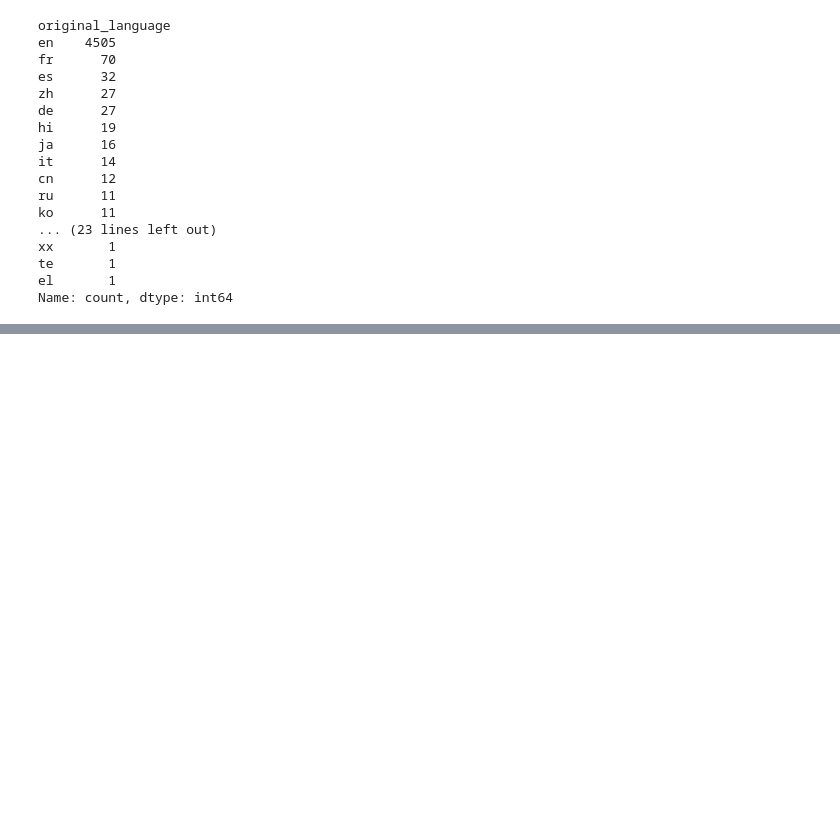
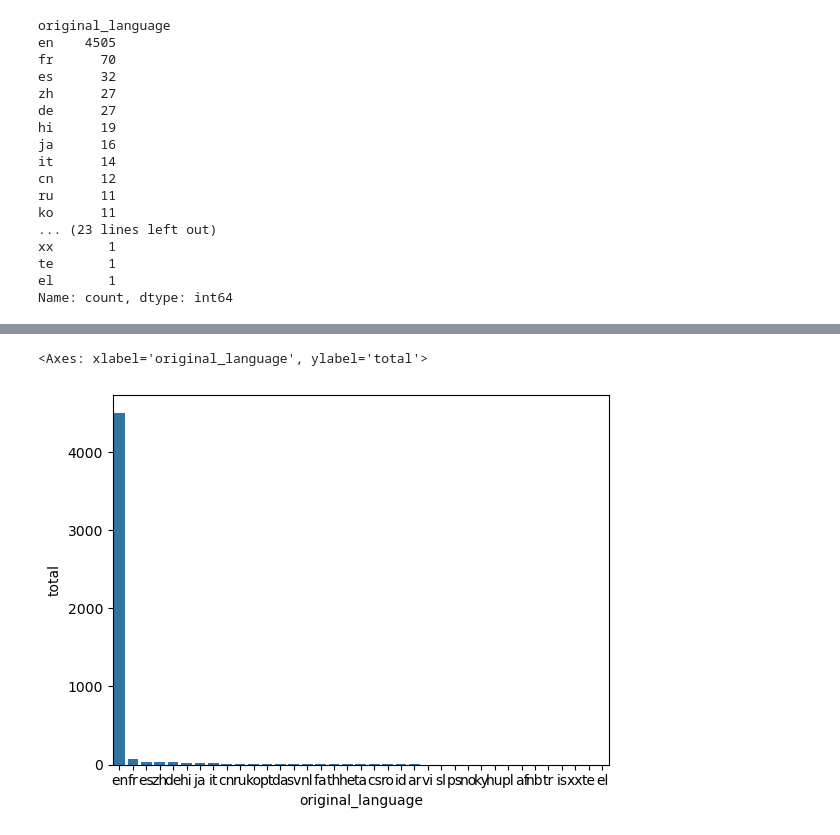
Before and after one commit to carlosvinicius-ai/DataScience, a Jupyter notebook: Codigos/introducao_data_science.ipynb, the cells around one changed output, grey strips where cells are left out. Cells and saved outputs as stored; diff of their text form; code cells hidden in the pictures; blank space fills up the shorter version.

Commit message:
visualizando a lingua inglesa

```diff
--- a/Codigos/introducao_data_science.ipynb
+++ b/Codigos/introducao_data_science.ipynb
@@ -244,3 +244,7 @@ xx       1
 te       1
 el       1
 Name: count, dtype: int64
+# %%
+contagem_linguas = tmdb['original_language'].value_counts().to_frame().reset_index() #transforma a coluna em um dataframe
+contagem_linguas.columns = ['original_language', 'total']
+contagem_linguas.head()
@@ -246,0 +258,5 @@ Name: count, dtype: int64
+# %%
+sns.barplot(data=contagem_linguas, x= 'original_language', y='total')
+# %% [output]
+<Axes: xlabel='original_language', ylabel='total'>
+[figure, added]
```
Also changed, not shown: parts of 2 cells of this notebook.
